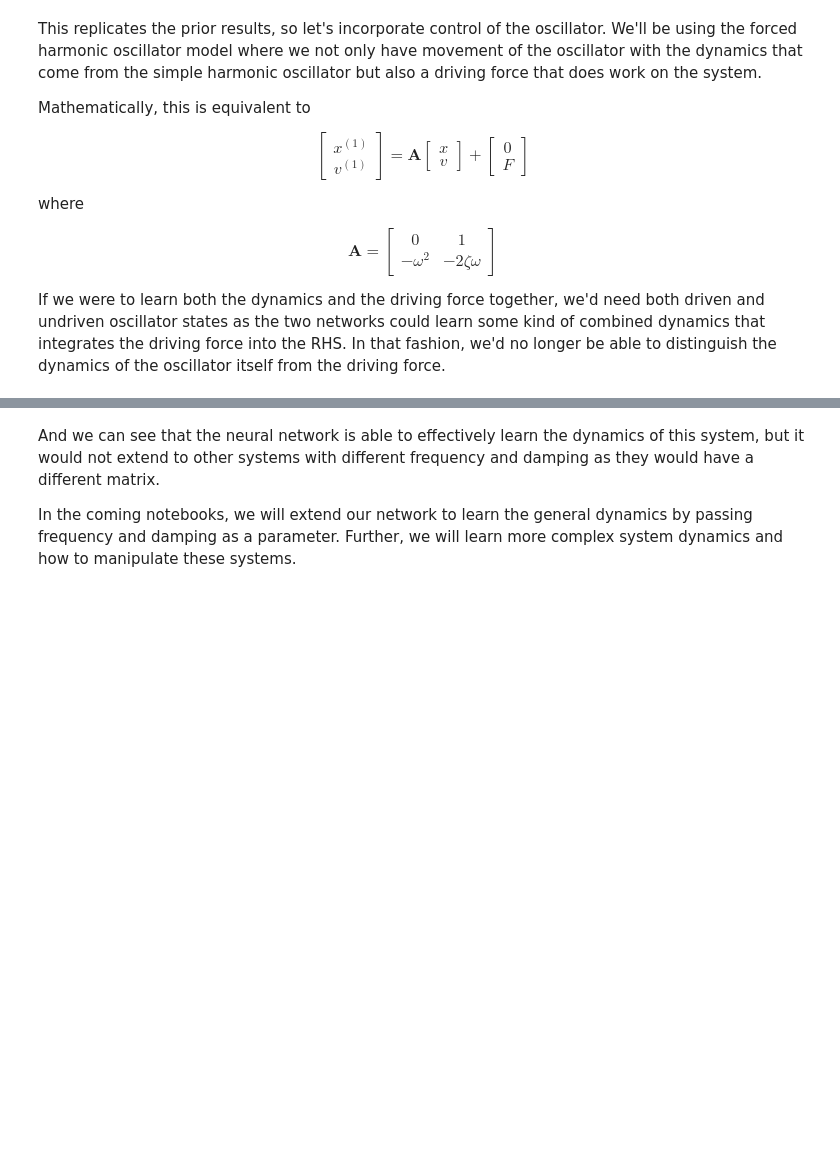
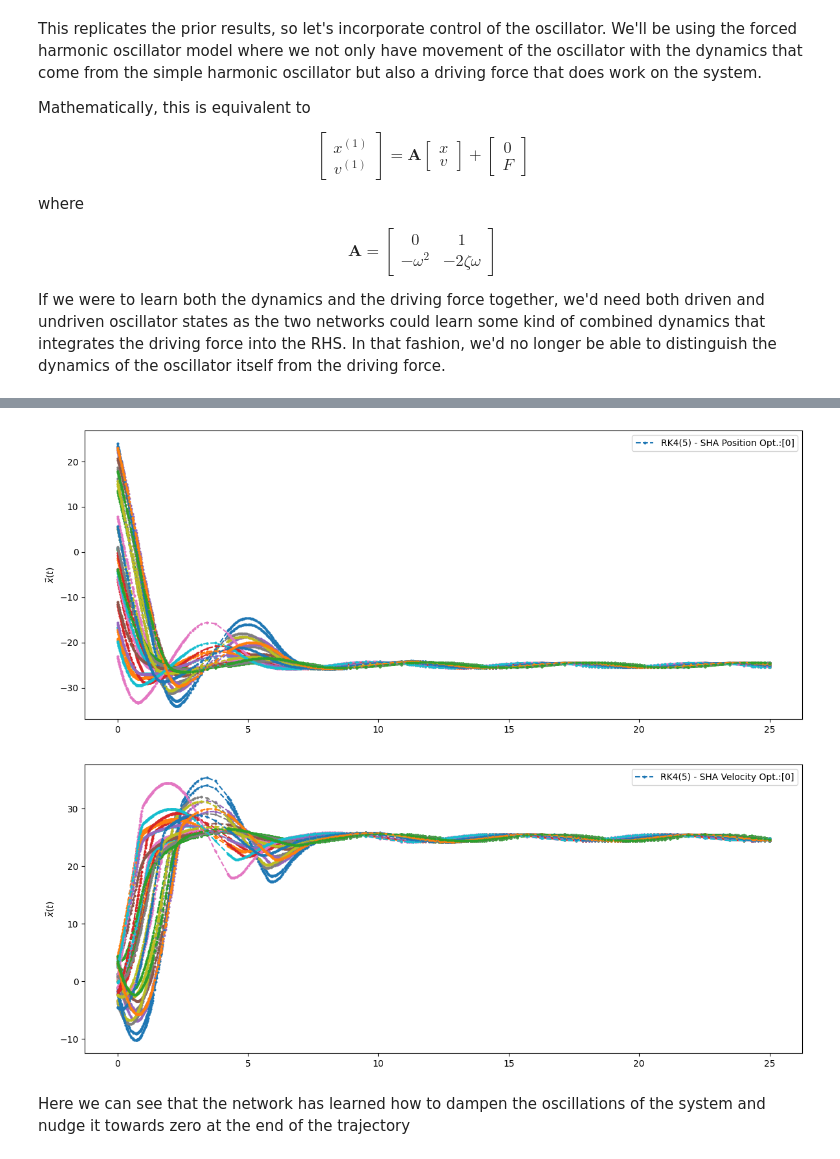
Before and after one commit to ImperialCollegeLondon/ReCoDE-NeuralODEs, a Jupyter notebook: notebooks/06-simple-harmonic-oscillator.ipynb, the cells around one changed output, grey strips where cells are left out. Saved outputs shown, nothing was run; the diff lists cells and outputs as text; code cells hidden in the pictures; blank space fills up the shorter version.

```diff
--- a/notebooks/06-simple-harmonic-oscillator.ipynb
+++ b/notebooks/06-simple-harmonic-oscillator.ipynb
@@ -254,11 +264,12 @@ class DrivenOscillatorNet(torch.nn.Module):
         # `torch.nn.Linear` stores a matrix and a bias which actually makes it
         # an Affine transformation rather than a purely linear transformation
         self.internal_net = torch.nn.Sequential(
-            torch.nn.Linear(2, 4),
+            torch.nn.Linear(2, 8),
             torch.nn.ReLU(),
-            torch.nn.Linear(4, 4),
+            torch.nn.Linear(8, 8),
             torch.nn.ReLU(),
-            torch.nn.Linear(4, 2),
+            torch.nn.Linear(8, 2),
+            torch.nn.ReLU(),
         )
 
     def forward(self, x, t):
@@ -269,11 +280,13 @@ class DrivenOscillatorNet(torch.nn.Module):
 
 driven_oscillator_net = DrivenOscillatorNet()
 driven_oscillator_net.apply(init_weights)
+max_acceleration = torch.tensor(25.0)
 
 def dha_nn_fn(x, t, frequency, damping, *nn_parameters):
-    return neuralode.dynamics.simple_harmonic_oscillator(x, t, frequency, damping) + driven_oscillator_net(x, t)
+    control_u = (driven_oscillator_net(x, t)*2 - 1)*max_acceleration
+    return neuralode.dynamics.simple_harmonic_oscillator(x, t, frequency, damping) + control_u.clamp(min=-max_acceleration, max=max_acceleration)
 
-optimiser = torch.optim.Adam(driven_oscillator_net.parameters(), lr=1e-1, amsgrad=True)
+optimiser = torch.optim.Adam(driven_oscillator_net.parameters(), lr=1e-2, amsgrad=True)
 # Whenever the loss plateaus, we can reduce the learning rate to improve convergence
 lr_on_plateau = torch.optim.lr_scheduler.ReduceLROnPlateau(optimiser)
 
@@ -282,15 +295,16 @@ def dha_closure(minibatch):
 
     states = minibatch['states']
 
-    final_states, _, _, _, _ = current_integrator.apply(dha_nn_fn, states, initial_time, final_time, initial_timestep, {'atol': atol, 'rtol': rtol}, frequency, torch.zeros_like(damping), *driven_oscillator_net.parameters())
+    _, _, intermediate_states, intermediate_times, _ = current_integrator.apply(dha_nn_fn, states, initial_time, final_time, initial_timestep, {'atol': atol, 'rtol': rtol}, frequency, torch.zeros_like(damping), *driven_oscillator_net.parameters())
 
-    error = final_states[...,1].square().mean()
+    # Simple rectangle method integral of the square error.
+    error = (intermediate_states[1:,...,1].square()*intermediate_times.detach().diff(dim=-1)[:,None]).sum(dim=0).mean()
 
     if error.requires_grad:
         error.backward()
     return error
 
-batch_size = 16
+batch_size = 32
 
 # Now we need an optimisation `loop` where we will take steps to minimise the error.
 # We don't know how many steps are required to "train" this network, so we start with a large number
@@ -318,7 +332,7 @@ for step in range(number_of_gd_steps):
         best_parameters = driven_oscillator_net.state_dict()
     lr_on_plateau.step(epoch_error)
     # Ideally our matrix is equivalent to our simple harmonic oscillator matrix and our bias goes to zero
-    print(f"[{step+1}/{number_of_gd_steps}] Epoch Error: {epoch_error:.6f}")
+    print(f"[{step+1}/{number_of_gd_steps} - {lr_on_plateau.get_last_lr()[0]}] Epoch Error: {epoch_error:.6f}")
     print()
     # If the step size is too small, then we can interrupt the
     # training as it will not lead to significant improvements
@@ -329,16 +362,17 @@ driven_oscillator_net.load_state_dict(best_parameters)
 # %%
 driven_oscillator_net.load_state_dict(best_parameters)
 driven_oscillator_net.eval()
-_, _, dha_states_optimised, dha_times_optimised, _ = current_integrator.apply(dha_nn_fn, initial_state, initial_time, final_time, initial_timestep, {'atol': atol, 'rtol': rtol}, frequency*2, torch.zeros_like(damping))
+_, _, dha_states_optimised, dha_times_optimised, _ = current_integrator.apply(dha_nn_fn, initial_state, initial_time, final_time, initial_timestep, {'atol': atol, 'rtol': rtol}, frequency, torch.zeros_like(damping))
 
 fig_ref_position, axes_ref_position = neuralode.plot.trajectory.plot_trajectory([(i[0], j) for i, j in zip(dha_states_optimised, dha_times_optimised)], method_label="RK4(5) - SHA Position Opt.")
 fig_ref_velocity, axes_ref_velocity = neuralode.plot.trajectory.plot_trajectory([(i[1], j) for i, j in zip(dha_states_optimised, dha_times_optimised)], method_label="RK4(5) - SHA Velocity Opt.")
 
-_, _, dha_states_dataset, dha_times_dataset, _ = current_integrator.apply(dha_nn_fn, state_dataset, initial_time, final_time, initial_timestep, {'atol': atol, 'rtol': rtol}, frequency*2, torch.zeros_like(damping))
+_, _, dha_states_dataset, dha_times_dataset, _ = current_integrator.apply(dha_nn_fn, state_dataset, initial_time, final_time, initial_timestep, {'atol': atol, 'rtol': rtol}, frequency, torch.zeros_like(damping))
 
 _ = neuralode.plot.trajectory.plot_trajectory([(i[...,0], j) for i, j in zip(dha_states_dataset, dha_times_dataset)], axes=axes_ref_position, method_label=None)
 _ = neuralode.plot.trajectory.plot_trajectory([(i[...,1], j) for i, j in zip(dha_states_dataset, dha_times_dataset)], axes=axes_ref_velocity, method_label=None)
+# %% [output]
+[figure, added]
+[figure, added]
 # %% [markdown]
-And we can see that the neural network is able to effectively learn the dynamics of this system, but it would not extend to other systems with different frequency and damping as they would have a different matrix.
-
-In the coming notebooks, we will extend our network to learn the general dynamics by passing frequency and damping as a parameter. Further, we will learn more complex system dynamics and how to manipulate these systems.
+Here we can see that the network has learned how to dampen the oscillations of the system and nudge it towards zero at the end of the trajectory
```
Also changed, not shown: parts of 7 cells of this notebook.
